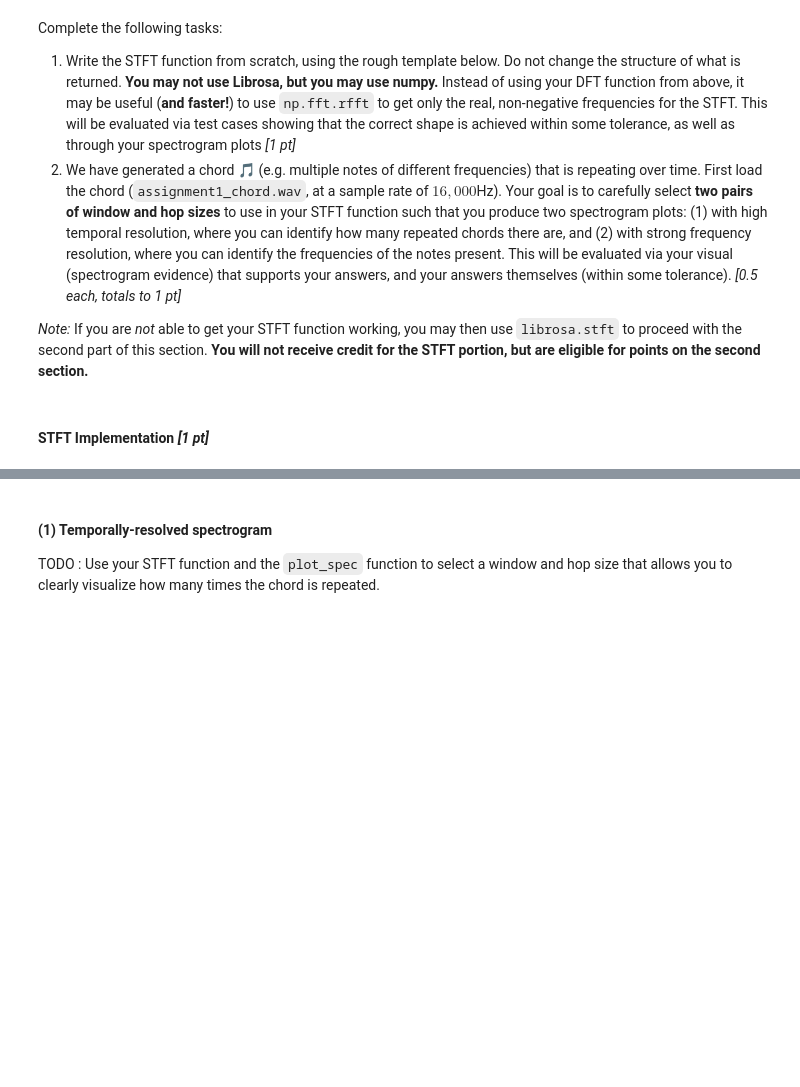
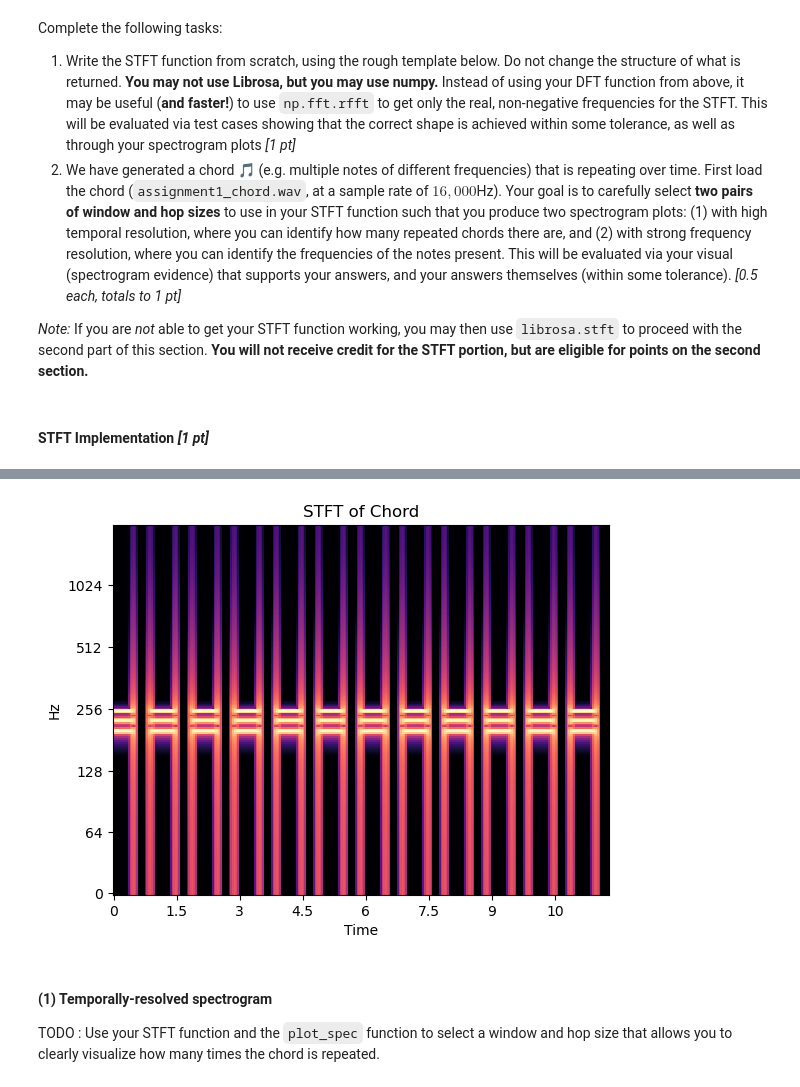
Before and after one commit to RobertTylman/nyu-csgy6933-ML26, a Jupyter notebook: assignment1/assignment1_student.ipynb, the cells around one changed output, grey strips where cells are left out. Saved outputs shown, nothing was run; the diff lists cells and outputs as text; code cells hidden in the pictures; blank space fills up the shorter version.

```diff
--- a/assignment1/assignment1_student.ipynb
+++ b/assignment1/assignment1_student.ipynb
@@ -561,10 +557,10 @@ IPython.display.Audio('assignment1_chord.wav', rate=16000)
 # %% [output]
 [interactive output not drawn]
 # %%
-# BUILT-IN : SPECTROGRAM PLOTTING CODE
-def plot_spec(stft, hop_length, sr, title=None, fmin=None, fmax=None):
+# BUILT-IN : SPECTROGRAM PLOTTING CODE (with optional frequency limits)
+def plot_spec(stft, hop_length, title=None, fmin=None, fmax=None):
     """
-    Plot the magnitude spectrogram of a signal.
+    Plot the magnitude spectrogram of a signal, with optional frequency zoom.
 
     Parameters
     ----------
@@ -572,31 +568,38 @@ def plot_spec(stft, hop_length, sr, title=None, fmin=None, fmax=None):
         Magnitude spectrogram.
     hop_length : int
         Hop length between consecutive frames.
-    sr : int
-        Sampling rate.
-    title : str
+    title : str, optional
         Plot title.
     fmin : float, optional
-        Min frequency to display.
+        Minimum frequency to display (Hz).
     fmax : float, optional
-        Max frequency to display.
+        Maximum frequency to display (Hz).
+
+    Returns
+    ----------
+    None, plots the spectrogram.
     """
 
     log_spec = librosa.amplitude_to_db(np.abs(stft), ref=np.max)
+
+    # Display using log scale, limit frequency range if provided
     librosa.display.specshow(log_spec, y_axis='log', sr=sr, hop_length=hop_length,
-                            x_axis='time')
+                             x_axis='time', fmin=fmin, fmax=fmax)
     plt.title(title)
-    if fmin is not None or fmax is not None:
-        plt.ylim(bottom=fmin, top=fmax)
     plt.show()
 # %%
 # TODO : Test out your STFT function in terms of expected output shapes and plotting a spectrogram
-x_chord, sr = librosa.load('assignment1_chord.wav', sr=16000)
-# Example parameters (can be adjusted by user)
-frame_len = 512
-hop_len = 160
-stft = simple_stft(x_chord, frame_len, hop_len, window_type='hann')
-plot_spec(stft, hop_length=hop_len, sr=sr, title="STFT of Chord", fmin=None, fmax=None)
+
+# Load audio file
+x, rate = librosa.load("assignment1_chord.wav", sr=16000)
+
+# Compute STFT
+stft = simple_stft(x, 1024, 160, window_type="hann")
+
+# Plot
+plot_spec(stft, 160, title="STFT of Chord")
+# %% [output]
+[figure, added]
 # %% [markdown]
 #### (1) Temporally-resolved spectrogram
 
```
Also changed, not shown: parts of 9 cells of this notebook.
